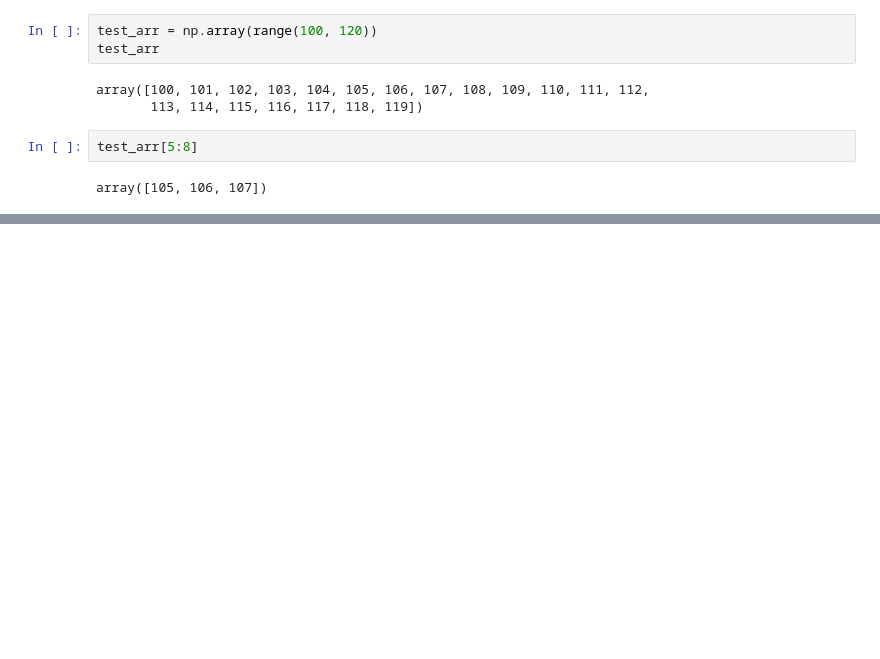
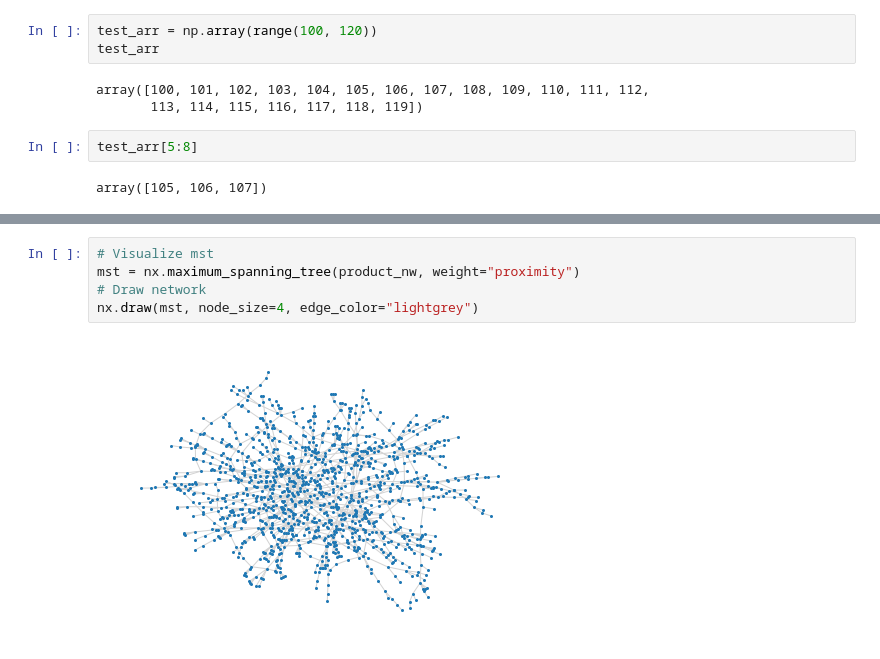
Before and after one commit to shreyasgm/gl_complexity_review, a Jupyter notebook: proj/review_session_complexity.ipynb, the cells around one changed output, grey strips where cells are left out. Saved outputs shown, nothing was run; the diff lists cells and outputs as text; blank space fills up the shorter version.

```diff
--- a/proj/review_session_complexity.ipynb
+++ b/proj/review_session_complexity.ipynb
@@ -153,0 +340,7 @@ proximity_df.head()
+# %%
+# Visualize mst
+mst = nx.maximum_spanning_tree(product_nw, weight="proximity")
+# Draw network
+nx.draw(mst, node_size=4, edge_color="lightgrey")
+# %% [output]
+[figure, added]
```
Also changed, not shown: parts of 45 cells of this notebook, 4 other files.
